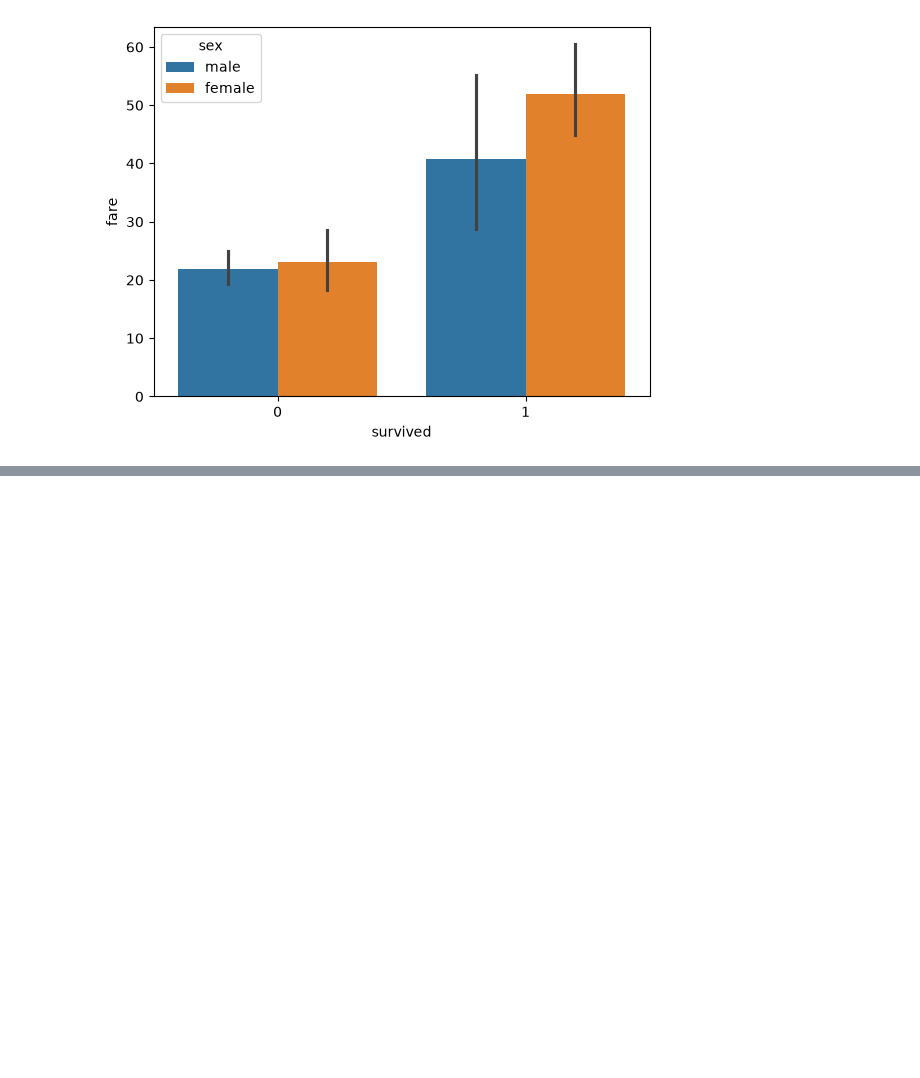
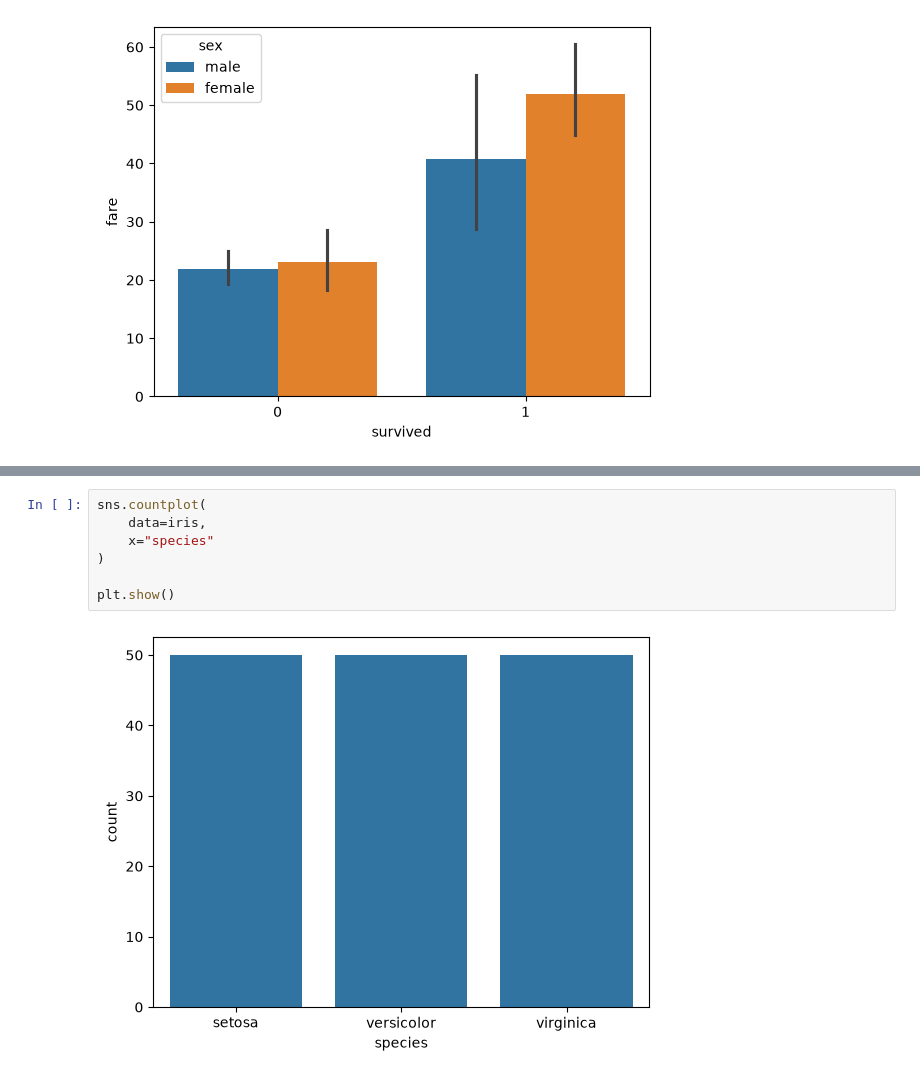
Before and after one commit to RituRai-03/Data-Visualization, a Jupyter notebook: Seaborn.ipynb, the cells around one changed output, grey strips where cells are left out. Cells and saved outputs as stored; diff of their text form; blank space fills up the shorter version.

```diff
--- a/Seaborn.ipynb
+++ b/Seaborn.ipynb
@@ -108,0 +120,9 @@ plt.show()
+# %%
+sns.countplot(
+    data=iris,
+    x="species"
+)
+
+plt.show()
+# %% [output]
+[figure, added]
```
Also changed, not shown: parts of 8 cells of this notebook.
